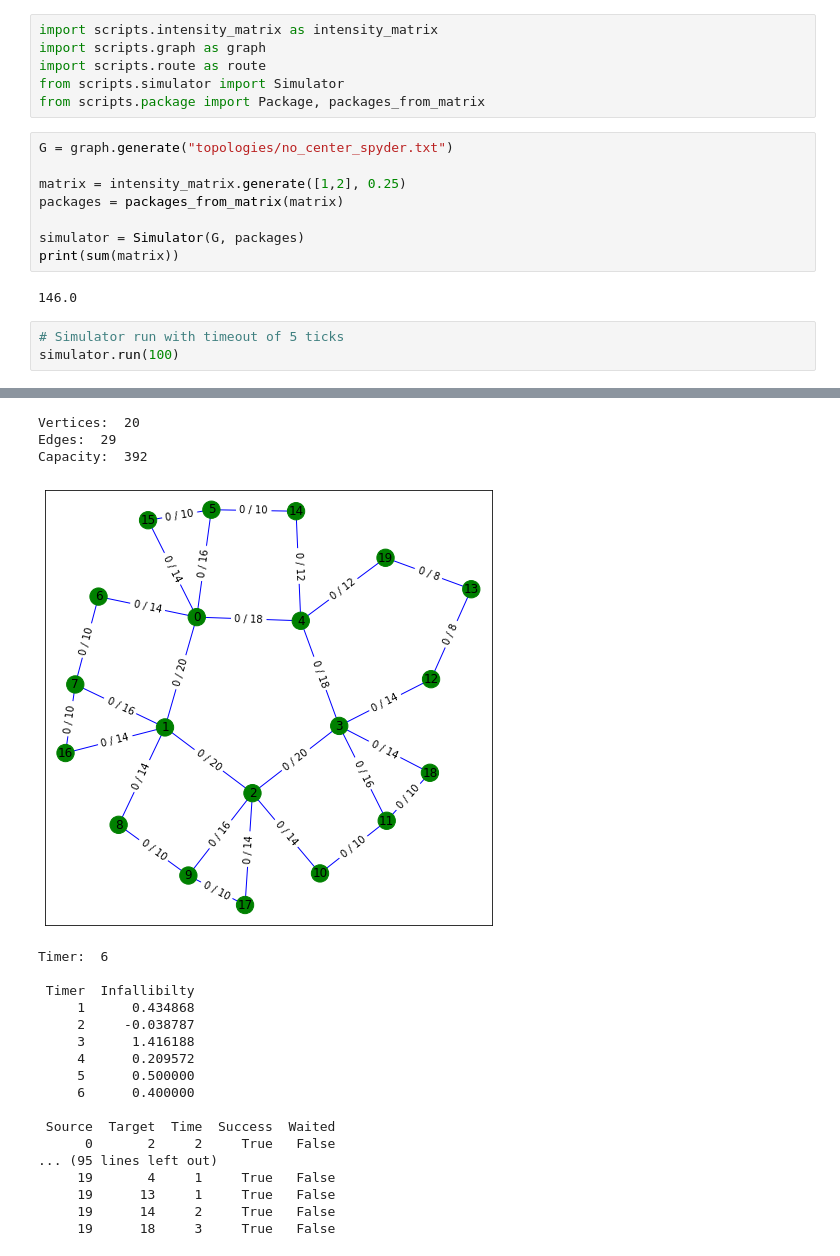
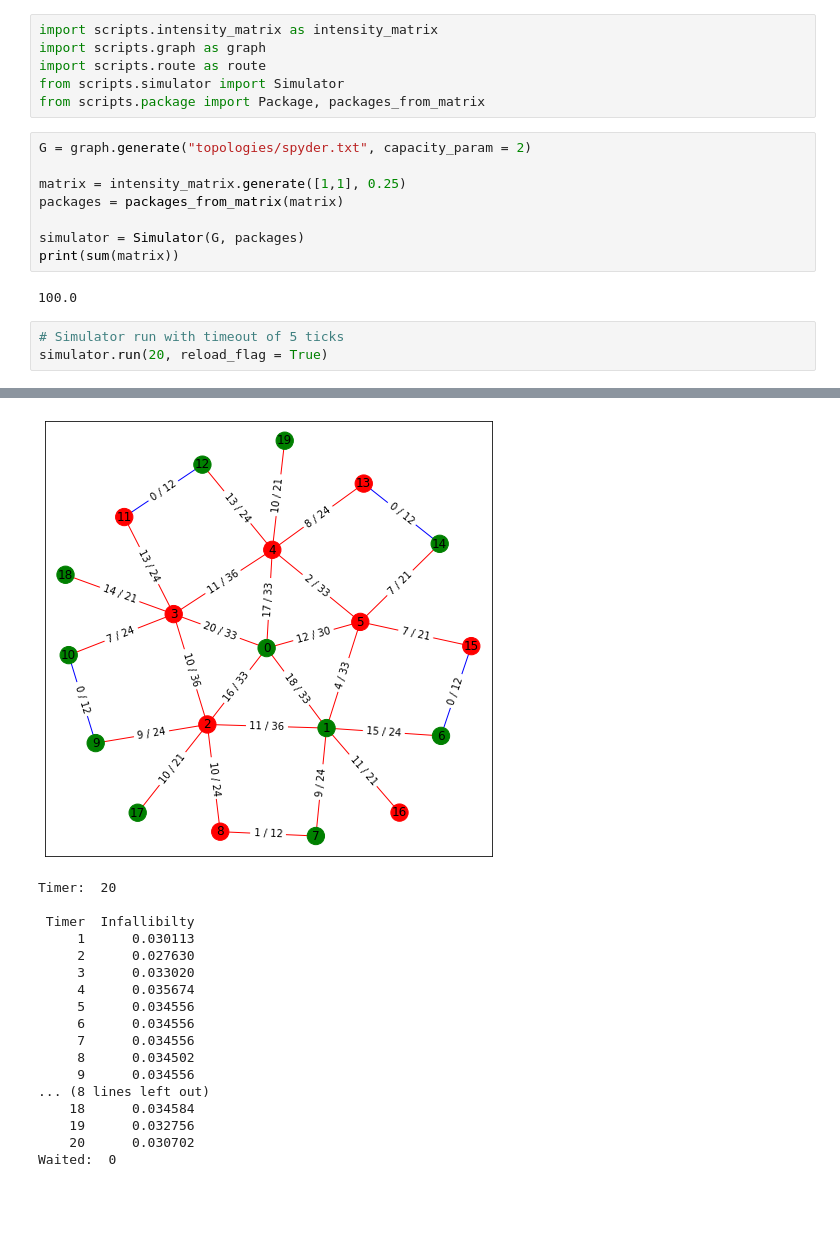
Before and after one commit to PatRyg99/NetworkSimulator, a Jupyter notebook: Simulation.ipynb, the cells around one changed output, grey strips where cells are left out. Drawn from its saved outputs; the diff is of its cells as text; blank space fills up the shorter version.

Commit message:
Add: Simulation with reloading of packages and some parameterizations for graph generation.

```diff
--- a/Simulation.ipynb
+++ b/Simulation.ipynb
@@ -22,16 +22,16 @@ import scripts.route as route
 from scripts.simulator import Simulator
 from scripts.package import Package, packages_from_matrix
 # %%
-G = graph.generate("topologies/no_center_spyder.txt")
+G = graph.generate("topologies/spyder.txt", capacity_param = 2)
 
-matrix = intensity_matrix.generate([1,2], 0.25)
+matrix = intensity_matrix.generate([1,1], 0.25)
 packages = packages_from_matrix(matrix)
 
 simulator = Simulator(G, packages)
 print(sum(matrix))
 # %% [output]
-146.0
+100.0
 # %%
 # Simulator run with timeout of 5 ticks
-simulator.run(100)
+simulator.run(20, reload_flag = True)
 # %% [output]
@@ -41,21 +41,18 @@ Warning: b is not a known color.
+[figure, new version]
-Vertices:  20
-Edges:  29
-Capacity:  392
+Timer:  20
+
+ Timer  Infallibilty
+     1      0.030113
+     2      0.027630
+     3      0.033020
+     4      0.035674
+     5      0.034556
+     6      0.034556
+     7      0.034556
+     8      0.034502
+     9      0.034556
+... (8 lines left out)
+    18      0.034584
+    19      0.032756
+    20      0.030702
+Waited:  0
-[figure, old version]
-Timer:  6
-
- Timer  Infallibilty
-     1      0.434868
-     2     -0.038787
-     3      1.416188
-     4      0.209572
-     5      0.500000
-     6      0.400000
-
- Source  Target  Time  Success  Waited
-      0       2     2     True   False
-... (95 lines left out)
-     19       4     1     True   False
-     19      13     1     True   False
-     19      14     2     True   False
-     19      18     3     True   False
```
Also changed, not shown: parts of 1 cell of this notebook, 5 other files.
